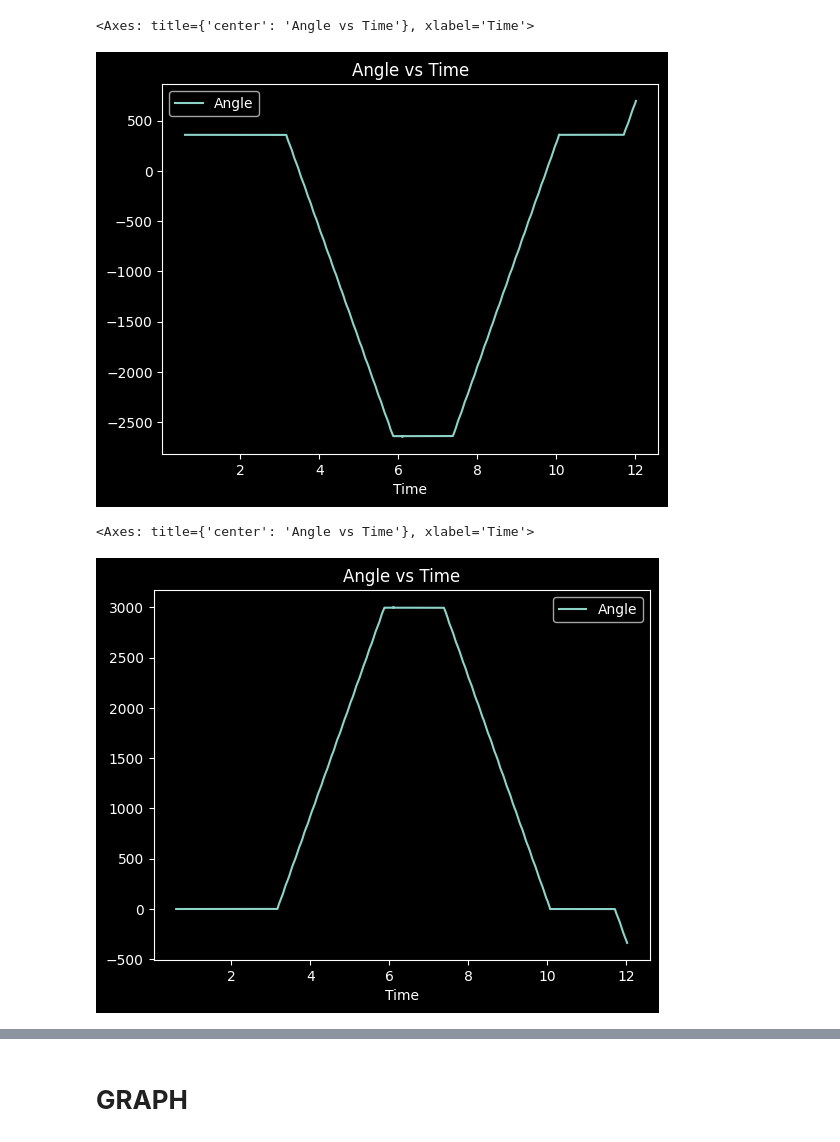
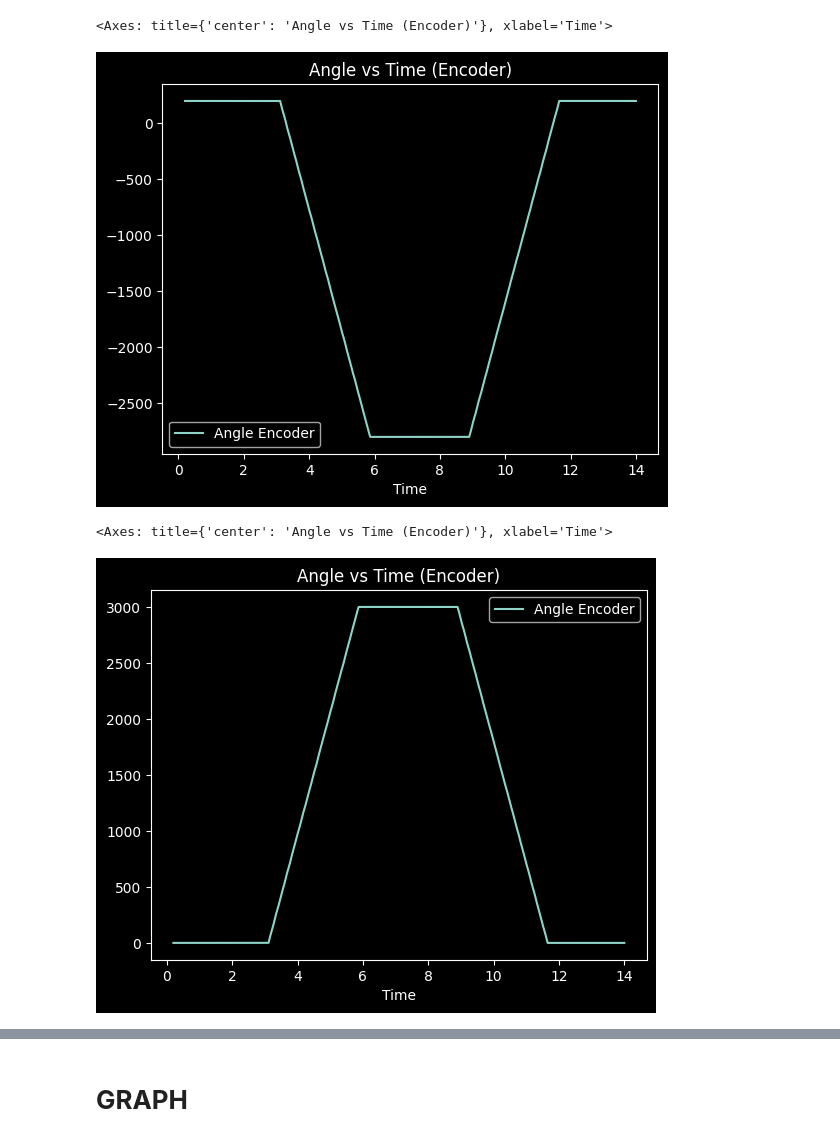
Before and after one commit to omzlette/Auto-Checkers, a Jupyter notebook: plotgraphNOLOAD.ipynb, the cells around one changed output, grey strips where cells are left out. Drawn from its saved outputs; the diff is of its cells as text; code cells hidden in the pictures.

```diff
--- a/plotgraphNOLOAD.ipynb
+++ b/plotgraphNOLOAD.ipynb
@@ -24,2 +62,7 @@ df['Time'] = df['Time'].astype(int)
+# %%
+# Reset Time to start at 0
+df['Time'] = df['Time'] - df['Time'].min()
+df_encoder['Time'] = df_encoder['Time'] - df_encoder['Time'].min()
 # %%
-df['Time'].min(), df['Time'].max()
+df['Time'] = df['Time'] / 1000
+df_encoder['Time'] = df_encoder['Time'] / 1000
@@ -41,0 +75,10 @@ df['Time'].min(), df['Time'].max()
+# %%
+# remove 2 last rows
+df = df[20:]
+df_encoder = df_encoder[200:]
+
+df = df[df['Time'] < 14]
+df_encoder = df_encoder[df_encoder['Time'] < 14]
+
+df.reset_index(drop=True, inplace=True)
+df_encoder.reset_index(drop=True, inplace=True)
@@ -60,6 +114,6 @@ ValueError: attempt to get argmax of an empty sequence
 # %%
 # Map raw angle (0-4095) to degrees (0-360)
-df['Angle Encoder'] = df['Raw Angle'] / 4095 * 360
+df_encoder['Angle Encoder'] = df_encoder['Raw Angle'] / 4095 * 360
 
-df.plot(x='Time', y='Angle Encoder', title='Angle vs Time (Encoder)')
+df_encoder.plot(x='Time', y='Angle Encoder', title='Angle vs Time (Encoder)')
 # %% [output]
@@ -68,22 +122,22 @@ df.plot(x='Time', y='Angle Encoder', title='Angle vs Time (Encoder)')
 # %%
 # Continuous angle
-continuous_angle = [df['Angle Encoder'].iloc[0]]
+continuous_angle = [df_encoder['Angle Encoder'].iloc[0]]
 
 # Calculate into continuous angle
-for i in range(1, len(df)):
-    delta_angle = df['Angle Encoder'][i] - df['Angle Encoder'][i - 1]
+for i in range(1, len(df_encoder)):
+    delta_angle = df_encoder['Angle Encoder'][i] - df_encoder['Angle Encoder'][i - 1]
     if delta_angle > 180:
         delta_angle -= 360
     elif delta_angle < -180:
         delta_angle += 360
 
     continuous_angle.append(continuous_angle[-1] + delta_angle)
 
-df['Angle Encoder'] = continuous_angle
+df_encoder['Angle Encoder'] = continuous_angle
 
-df.plot(x='Time', y='Angle', title='Angle vs Time (Encoder)')
+df_encoder.plot(x='Time', y='Angle Encoder', title='Angle vs Time (Encoder)')
 # %% [output]
-<Axes: title={'center': 'Angle vs Time'}, xlabel='Time'>
+<Axes: title={'center': 'Angle vs Time (Encoder)'}, xlabel='Time'>
-[figure, old version]
+[figure, new version]
 # %%
 #calibrate the encoder
@@ -91,8 +145,8 @@ df['Angle Encoder'] = df['Angle Encoder'] - df['Angle Encoder'].iloc[0]
 # %%
 # Change direction of angle
-df['Angle Encoder'] = -df['Angle Encoder']
+df_encoder['Angle Encoder'] = -df_encoder['Angle Encoder']
 
-df.plot(x='Time', y='Angle', title='Angle vs Time (Encoder)')
+df_encoder.plot(x='Time', y='Angle Encoder', title='Angle vs Time (Encoder)')
 # %% [output]
-<Axes: title={'center': 'Angle vs Time'}, xlabel='Time'>
+<Axes: title={'center': 'Angle vs Time (Encoder)'}, xlabel='Time'>
-[figure, old version]
+[figure, new version]
```
Also changed, not shown: parts of 41 cells of this notebook, 17 other files.
